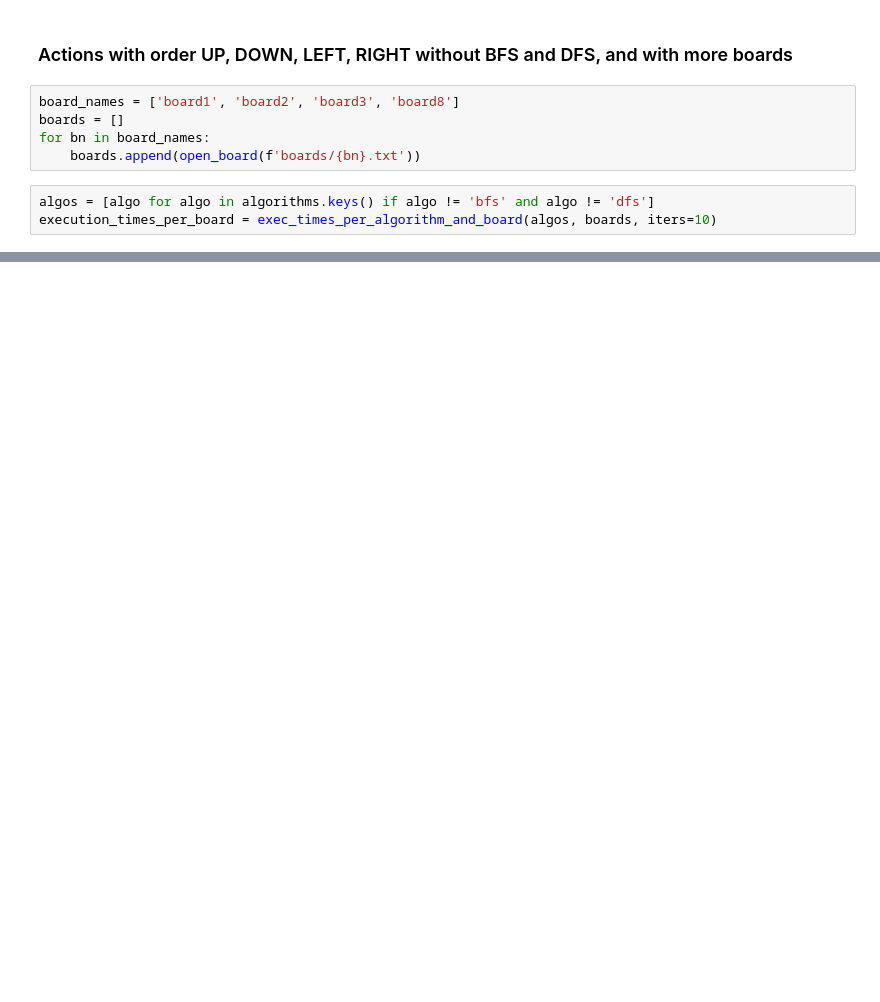
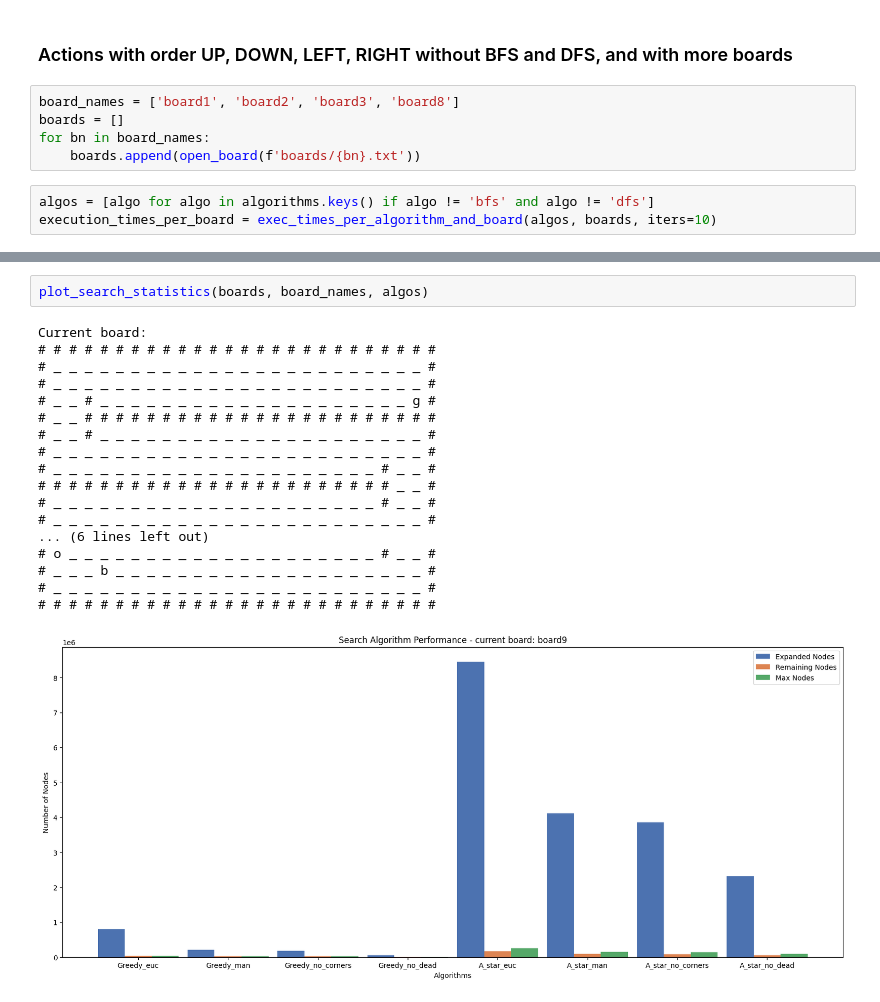
Before and after one commit to berni-245/SIA-TP1, a Jupyter notebook: analysis.ipynb, the cells around one changed output, grey strips where cells are left out. Saved outputs shown, nothing was run; the diff lists cells and outputs as text; blank space fills up the shorter version.

```diff
--- a/analysis.ipynb
+++ b/analysis.ipynb
@@ -293,0 +398,21 @@ Current board:
+# %%
+plot_search_statistics(boards, board_names, algos)
+# %% [output]
+Current board:
+# # # # # # # # # # # # # # # # # # # # # # # # # #
+# _ _ _ _ _ _ _ _ _ _ _ _ _ _ _ _ _ _ _ _ _ _ _ _ #
+# _ _ _ _ _ _ _ _ _ _ _ _ _ _ _ _ _ _ _ _ _ _ _ _ #
+# _ _ # _ _ _ _ _ _ _ _ _ _ _ _ _ _ _ _ _ _ _ _ g #
+# _ _ # # # # # # # # # # # # # # # # # # # # # # #
+# _ _ # _ _ _ _ _ _ _ _ _ _ _ _ _ _ _ _ _ _ _ _ _ #
+# _ _ _ _ _ _ _ _ _ _ _ _ _ _ _ _ _ _ _ _ _ _ _ _ #
+# _ _ _ _ _ _ _ _ _ _ _ _ _ _ _ _ _ _ _ _ _ # _ _ #
+# # # # # # # # # # # # # # # # # # # # # # # _ _ #
+# _ _ _ _ _ _ _ _ _ _ _ _ _ _ _ _ _ _ _ _ _ # _ _ #
+# _ _ _ _ _ _ _ _ _ _ _ _ _ _ _ _ _ _ _ _ _ _ _ _ #
+... (6 lines left out)
+# o _ _ _ _ _ _ _ _ _ _ _ _ _ _ _ _ _ _ _ _ # _ _ #
+# _ _ _ b _ _ _ _ _ _ _ _ _ _ _ _ _ _ _ _ _ _ _ _ #
+# _ _ _ _ _ _ _ _ _ _ _ _ _ _ _ _ _ _ _ _ _ _ _ _ #
+# # # # # # # # # # # # # # # # # # # # # # # # # #
+[figure, added]
```
Also changed, not shown: parts of 10 cells of this notebook.
